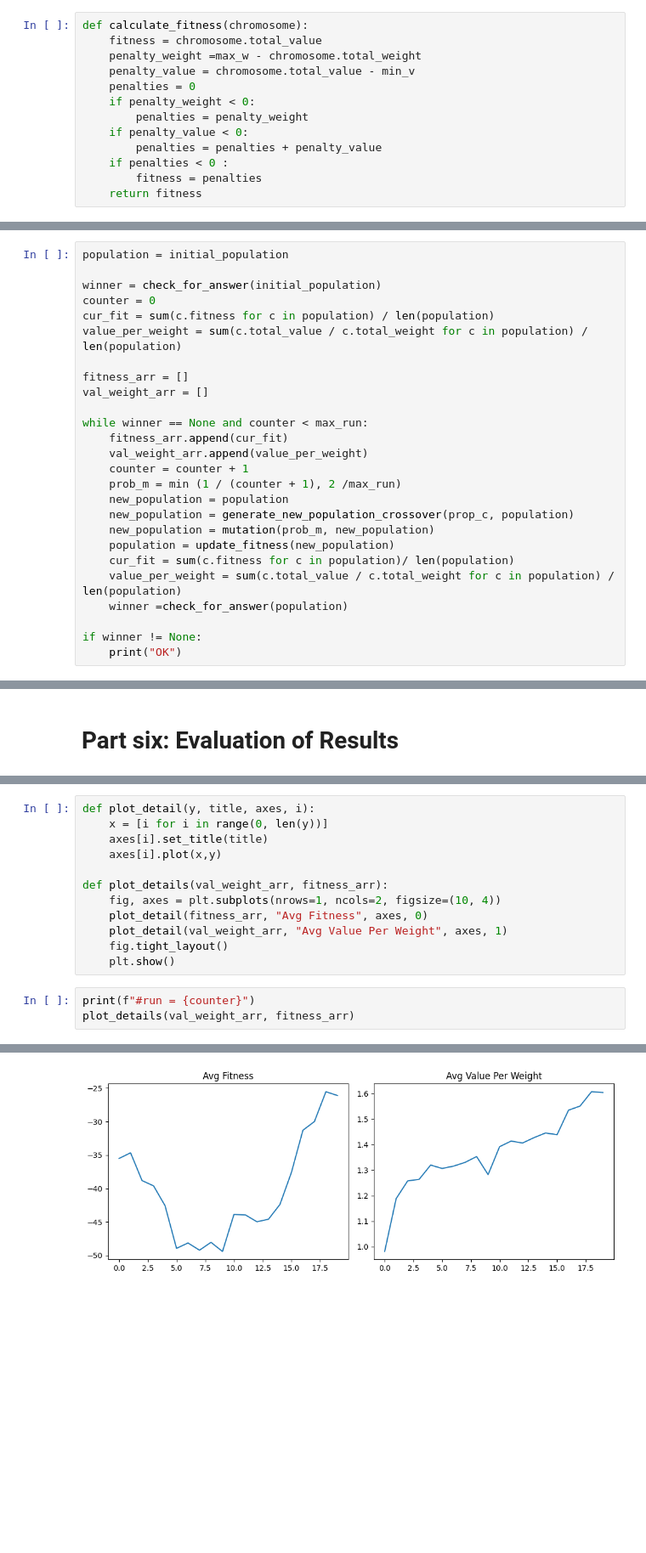
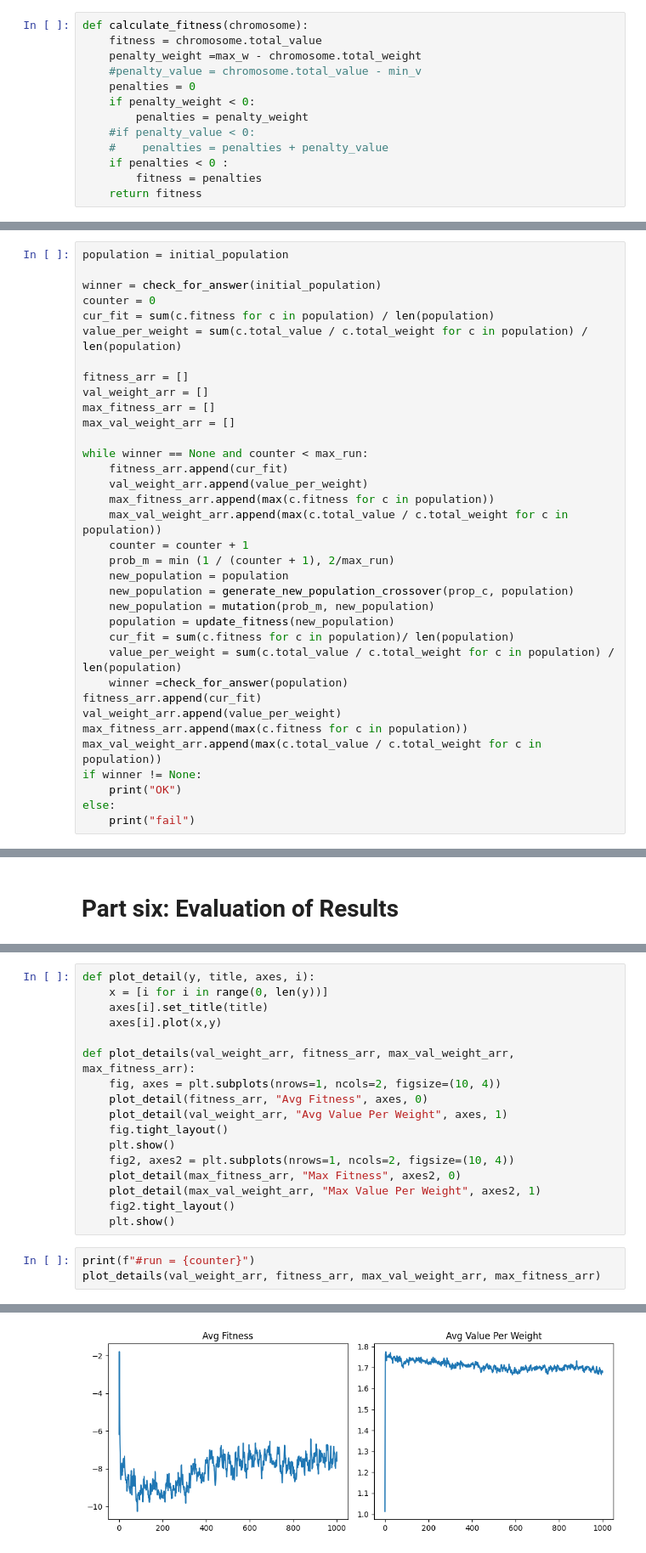
Before and after one commit to F102M8/UT_AI, a Jupyter notebook: CA1/AI-A1-810199489.ipynb, the cells around one changed output, grey strips where cells are left out. Shown at 85% size. Saved outputs shown, nothing was run; the diff lists cells and outputs as text; blank space fills up the shorter version.

```diff
--- a/CA1/AI-A1-810199489.ipynb
+++ b/CA1/AI-A1-810199489.ipynb
@@ -199,12 +199,12 @@ Range: 18
 def calculate_fitness(chromosome):
     fitness = chromosome.total_value
     penalty_weight =max_w - chromosome.total_weight
-    penalty_value = chromosome.total_value - min_v
+    #penalty_value = chromosome.total_value - min_v
     penalties = 0
     if penalty_weight < 0:
         penalties = penalty_weight
-    if penalty_value < 0:
-        penalties = penalties + penalty_value
+    #if penalty_value < 0:
+    #    penalties = penalties + penalty_value
     if penalties < 0 :
         fitness = penalties
     return fitness
@@ -435,12 +398,16 @@ value_per_weight = sum(c.total_value / c.total_weight for c in population) / len
 
 fitness_arr = []
 val_weight_arr = []
+max_fitness_arr = []
+max_val_weight_arr = []
 
 while winner == None and counter < max_run:
     fitness_arr.append(cur_fit)
     val_weight_arr.append(value_per_weight)
+    max_fitness_arr.append(max(c.fitness for c in population))
+    max_val_weight_arr.append(max(c.total_value / c.total_weight for c in population))
     counter = counter + 1
-    prob_m = min (1 / (counter + 1), 2 /max_run)
+    prob_m = min (1 / (counter + 1), 2/max_run)
     new_population = population
     new_population = generate_new_population_crossover(prop_c, population)
     new_population = mutation(prob_m, new_population)
@@ -448,7 +415,12 @@ while winner == None and counter < max_run:
     cur_fit = sum(c.fitness for c in population)/ len(population)
     value_per_weight = sum(c.total_value / c.total_weight for c in population) / len(population)
     winner =check_for_answer(population)
-
+fitness_arr.append(cur_fit)
+val_weight_arr.append(value_per_weight)
+max_fitness_arr.append(max(c.fitness for c in population))
+max_val_weight_arr.append(max(c.total_value / c.total_weight for c in population))
 if winner != None:
     print("OK")
+else:
+    print("fail")
 # %% [output]
@@ -481,13 +465,18 @@ def plot_detail(y, title, axes, i):
     axes[i].set_title(title)
     axes[i].plot(x,y)
 
-def plot_details(val_weight_arr, fitness_arr):
+def plot_details(val_weight_arr, fitness_arr, max_val_weight_arr, max_fitness_arr):
     fig, axes = plt.subplots(nrows=1, ncols=2, figsize=(10, 4))
     plot_detail(fitness_arr, "Avg Fitness", axes, 0)
     plot_detail(val_weight_arr, "Avg Value Per Weight", axes, 1)
     fig.tight_layout()
     plt.show()
+    fig2, axes2 = plt.subplots(nrows=1, ncols=2, figsize=(10, 4))
+    plot_detail(max_fitness_arr, "Max Fitness", axes2, 0)
+    plot_detail(max_val_weight_arr, "Max Value Per Weight", axes2, 1)
+    fig2.tight_layout()
+    plt.show()
 # %%
 print(f"#run = {counter}")
-plot_details(val_weight_arr, fitness_arr)
+plot_details(val_weight_arr, fitness_arr, max_val_weight_arr, max_fitness_arr)
 # %% [output]
@@ -495 +484 @@ plot_details(val_weight_arr, fitness_arr)
-[figure, old version]
+[figure, new version]
```
Also changed, not shown: parts of 16 cells of this notebook, 1 other file.
